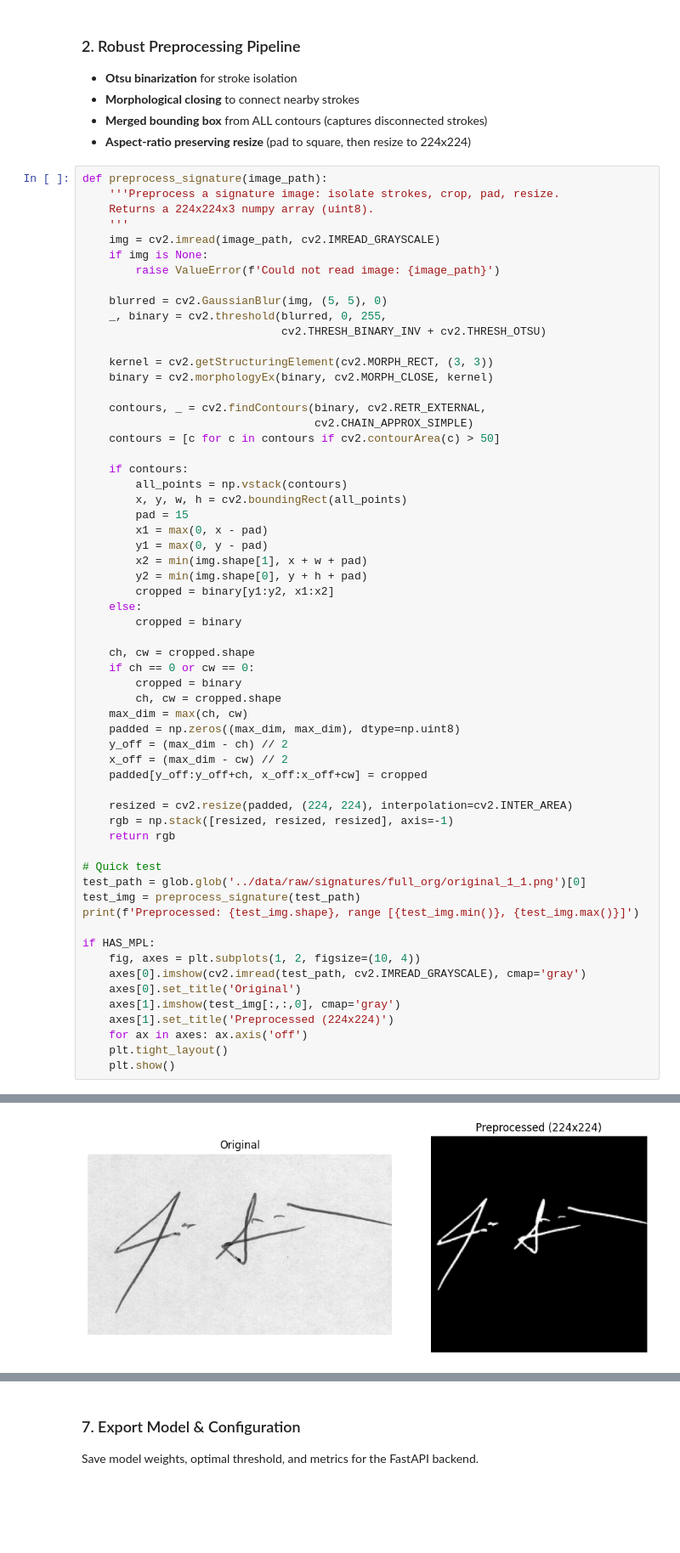
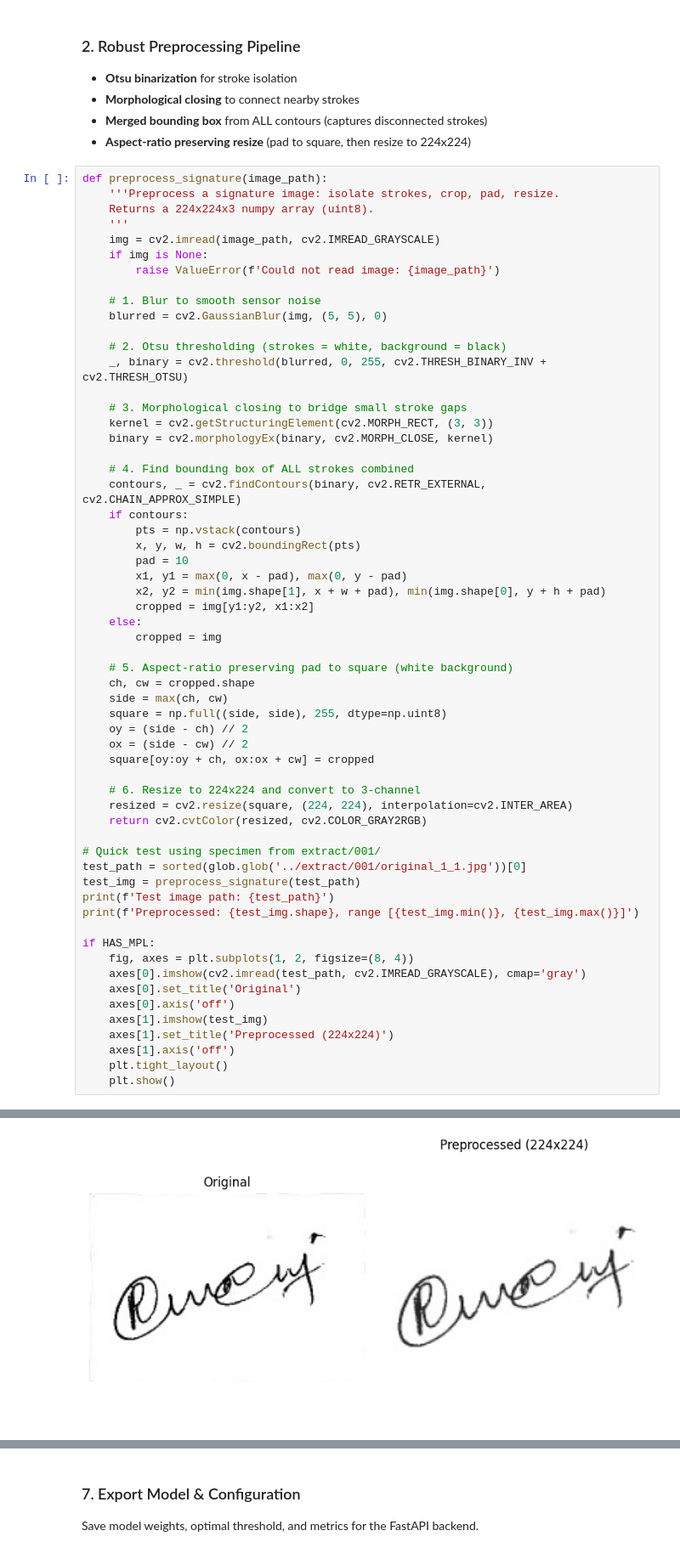
Before and after one commit to subki72/forensic-signature-ai, a Jupyter notebook: notebooks/03_train_siamese_v2.ipynb, the cells around one changed output, grey strips where cells are left out. Shown at 85% size. Cells and saved outputs as stored; diff of their text form; blank space fills up the shorter version.

```diff
--- a/notebooks/03_train_siamese_v2.ipynb
+++ b/notebooks/03_train_siamese_v2.ipynb
@@ -115,55 +145,54 @@ def preprocess_signature(image_path):
     if img is None:
         raise ValueError(f'Could not read image: {image_path}')
 
+    # 1. Blur to smooth sensor noise
     blurred = cv2.GaussianBlur(img, (5, 5), 0)
-    _, binary = cv2.threshold(blurred, 0, 255,
-                              cv2.THRESH_BINARY_INV + cv2.THRESH_OTSU)
 
+    # 2. Otsu thresholding (strokes = white, background = black)
+    _, binary = cv2.threshold(blurred, 0, 255, cv2.THRESH_BINARY_INV + cv2.THRESH_OTSU)
+
+    # 3. Morphological closing to bridge small stroke gaps
     kernel = cv2.getStructuringElement(cv2.MORPH_RECT, (3, 3))
     binary = cv2.morphologyEx(binary, cv2.MORPH_CLOSE, kernel)
 
-    contours, _ = cv2.findContours(binary, cv2.RETR_EXTERNAL,
-                                   cv2.CHAIN_APPROX_SIMPLE)
-    contours = [c for c in contours if cv2.contourArea(c) > 50]
+    # 4. Find bounding box of ALL strokes combined
+    contours, _ = cv2.findContours(binary, cv2.RETR_EXTERNAL, cv2.CHAIN_APPROX_SIMPLE)
+    if contours:
+        pts = np.vstack(contours)
+        x, y, w, h = cv2.boundingRect(pts)
+        pad = 10
+        x1, y1 = max(0, x - pad), max(0, y - pad)
+        x2, y2 = min(img.shape[1], x + w + pad), min(img.shape[0], y + h + pad)
+        cropped = img[y1:y2, x1:x2]
+    else:
+        cropped = img
 
-    if contours:
-        all_points = np.vstack(contours)
-        x, y, w, h = cv2.boundingRect(all_points)
-        pad = 15
-        x1 = max(0, x - pad)
-        y1 = max(0, y - pad)
-        x2 = min(img.shape[1], x + w + pad)
-        y2 = min(img.shape[0], y + h + pad)
-        cropped = binary[y1:y2, x1:x2]
-    else:
-        cropped = binary
+    # 5. Aspect-ratio preserving pad to square (white background)
+    ch, cw = cropped.shape
+    side = max(ch, cw)
+    square = np.full((side, side), 255, dtype=np.uint8)
+    oy = (side - ch) // 2
+    ox = (side - cw) // 2
+    square[oy:oy + ch, ox:ox + cw] = cropped
 
-    ch, cw = cropped.shape
-    if ch == 0 or cw == 0:
-        cropped = binary
-        ch, cw = cropped.shape
-    max_dim = max(ch, cw)
-    padded = np.zeros((max_dim, max_dim), dtype=np.uint8)
-    y_off = (max_dim - ch) // 2
-    x_off = (max_dim - cw) // 2
-    padded[y_off:y_off+ch, x_off:x_off+cw] = cropped
+    # 6. Resize to 224x224 and convert to 3-channel
+    resized = cv2.resize(square, (224, 224), interpolation=cv2.INTER_AREA)
+    return cv2.cvtColor(resized, cv2.COLOR_GRAY2RGB)
 
-    resized = cv2.resize(padded, (224, 224), interpolation=cv2.INTER_AREA)
-    rgb = np.stack([resized, resized, resized], axis=-1)
-    return rgb
-
-# Quick test
-test_path = glob.glob('../data/raw/signatures/full_org/original_1_1.png')[0]
+# Quick test using specimen from extract/001/
+test_path = sorted(glob.glob('../extract/001/original_1_1.jpg'))[0]
 test_img = preprocess_signature(test_path)
+print(f'Test image path: {test_path}')
 print(f'Preprocessed: {test_img.shape}, range [{test_img.min()}, {test_img.max()}]')
 
 if HAS_MPL:
-    fig, axes = plt.subplots(1, 2, figsize=(10, 4))
+    fig, axes = plt.subplots(1, 2, figsize=(8, 4))
     axes[0].imshow(cv2.imread(test_path, cv2.IMREAD_GRAYSCALE), cmap='gray')
     axes[0].set_title('Original')
-    axes[1].imshow(test_img[:,:,0], cmap='gray')
+    axes[0].axis('off')
+    axes[1].imshow(test_img)
     axes[1].set_title('Preprocessed (224x224)')
-    for ax in axes: ax.axis('off')
+    axes[1].axis('off')
     plt.tight_layout()
     plt.show()
 # %% [output]
@@ -172,2 +201,2 @@ Preprocessed: (224, 224, 3), range [0, 255]
-[figure, old version]
+[figure, new version]
 # %% [markdown]
```
Also changed, not shown: parts of 13 cells of this notebook, 46 other files.
